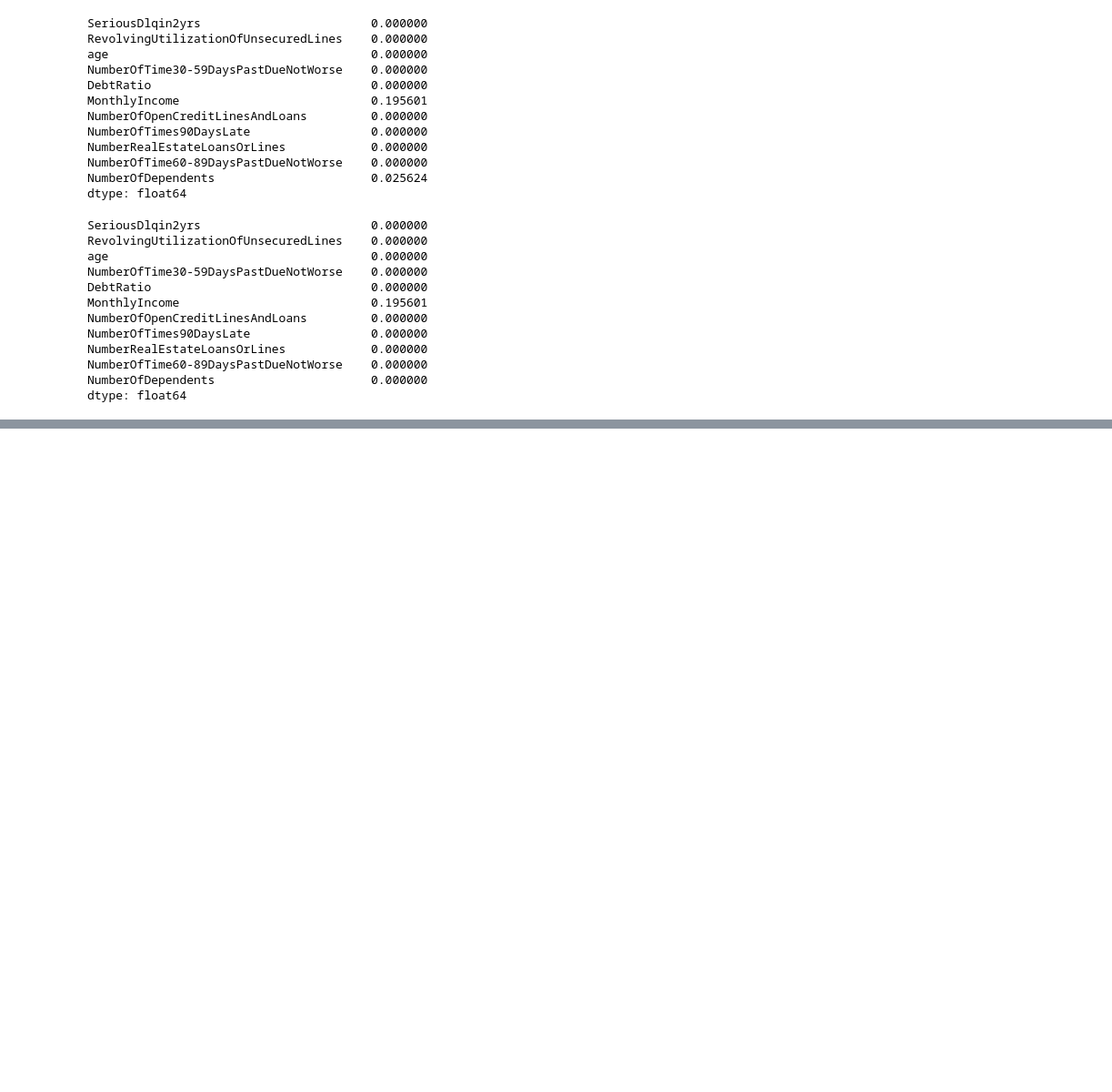
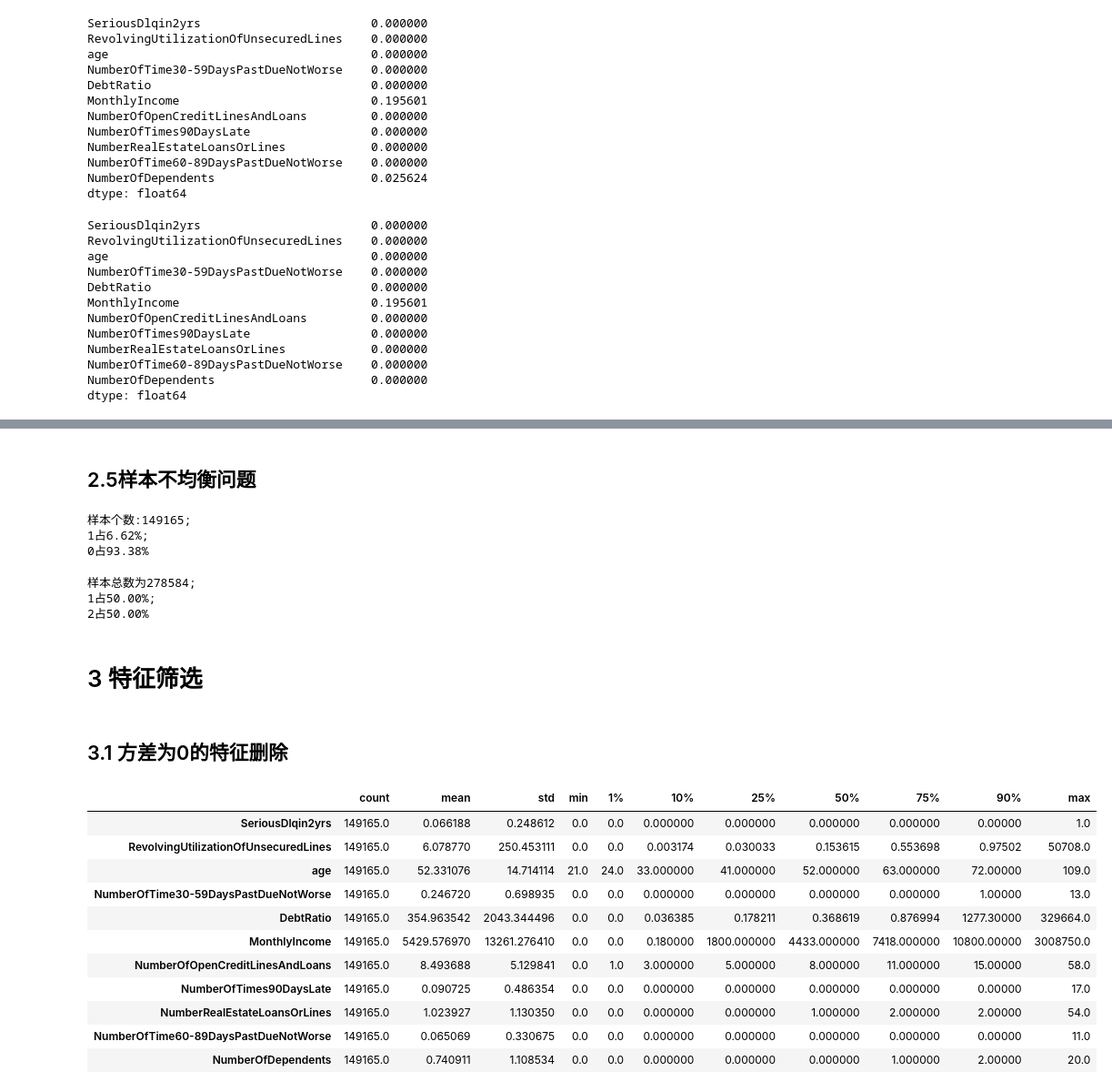
Before and after one commit to hezhen98/logistic, a Jupyter notebook: scorecard_logistic.ipynb, the cells around one changed output, grey strips where cells are left out. Shown at 91% size. Saved outputs shown, nothing was run; the diff lists cells and outputs as text; code cells hidden in the pictures; blank space fills up the shorter version.

```diff
--- a/scorecard_logistic.ipynb
+++ b/scorecard_logistic.ipynb
@@ -145,2 +152,0 @@ Name: MonthlyIncome, Length: 120170, dtype: float64
-# %%
-data = pd.concat([y_train,pd.DataFrame(ypredict)],axis=0).reset_index(drop=True)
@@ -199,0 +153,3 @@ Name: MonthlyIncome, Length: 149391, dtype: float64
+# %%
+#确认结果合理，就将数据覆盖
+data.loc[data.loc[:,"MonthlyIncome"].isnull(),"MonthlyIncome"] = ypredict
@@ -199,0 +173,2 @@ Name: MonthlyIncome, Length: 149391, dtype: float64
+# %%
+df_describe = data.describe([0.01,0.1,0.25,.5,.75,.9]).T
@@ -199,0 +201,52 @@ Name: MonthlyIncome, Length: 149391, dtype: float64
+# %% [markdown]
+## 2.5样本不均衡问题
+# %%
+#标签分布
+x = data.iloc[:,1:]
+y = data.iloc[:,0]
+y.value_counts()
+n_sample = x.shape[0]
+n1_sample = y.value_counts()[1]
+n0_sample = y.value_counts()[0]
+print(f'样本个数:%d;\n1占%.2f%%;\n0占%.2f%%'%(n_sample,n1_sample*100/n_sample,n0_sample*100/n_sample))
+#print('样本个数:{:d};\n1占{:.2%};\n0占{:.2%}'.format(n_sample,n1_sample/n_sample,n0_sample/n_sample))
+# %% [output]
+样本个数:149165;
+1占6.62%;
+0占93.38%
+# %%
+#上采样 方法平衡样本【不断向上采样平衡样本】
+#重复采样样本量少的部分，以数据量多的一方的样本数量为标准，把样本数量较少的类的样本数量生成和样本数量多的一方相同
+
+from imblearn.over_sampling import SMOTE
+
+sm = SMOTE(random_state=42)#实例化
+x,y = sm.fit_resample(x,y) #返回已经上采样完毕后的特征矩阵和标签
+n_sample = x.shape[0]
+pd.Series(y).value_counts()
+n1_sample = pd.Series(y).value_counts()[1]
+n0_sample = pd.Series(y).value_counts()[0]
+print('样本总数为{:d};\n1占{:.2%};\n2占{:.2%}\n'.format(n_sample,n1_sample/n_sample,n0_sample/n_sample))
+# %% [output]
+样本总数为278584;
+1占50.00%;
+2占50.00%
+# %% [markdown]
+# 3 特征筛选
+# %% [markdown]
+## 3.1 方差为0的特征删除
+# %%
+df_describe
+# %% [output]
+|  | count | mean | std | min | 1% | 10% | 25% | 50% | 75% | 90% | max |
+| SeriousDlqin2yrs | 149165.0 | 0.066188 | 0.248612 | 0.0 | 0.0 | 0.000000 | 0.000000 | 0.000000 | 0.000000 | 0.00000 | 1.0 |
+| RevolvingUtilizationOfUnsecuredLines | 149165.0 | 6.078770 | 250.453111 | 0.0 | 0.0 | 0.003174 | 0.030033 | 0.153615 | 0.553698 | 0.97502 | 50708.0 |
+| age | 149165.0 | 52.331076 | 14.714114 | 21.0 | 24.0 | 33.000000 | 41.000000 | 52.000000 | 63.000000 | 72.00000 | 109.0 |
+| NumberOfTime30-59DaysPastDueNotWorse | 149165.0 | 0.246720 | 0.698935 | 0.0 | 0.0 | 0.000000 | 0.000000 | 0.000000 | 0.000000 | 1.00000 | 13.0 |
+| DebtRatio | 149165.0 | 354.963542 | 2043.344496 | 0.0 | 0.0 | 0.036385 | 0.178211 | 0.368619 | 0.876994 | 1277.30000 | 329664.0 |
+| MonthlyIncome | 149165.0 | 5429.576970 | 13261.276410 | 0.0 | 0.0 | 0.180000 | 1800.000000 | 4433.000000 | 7418.000000 | 10800.00000 | 3008750.0 |
+| NumberOfOpenCreditLinesAndLoans | 149165.0 | 8.493688 | 5.129841 | 0.0 | 1.0 | 3.000000 | 5.000000 | 8.000000 | 11.000000 | 15.00000 | 58.0 |
+| NumberOfTimes90DaysLate | 149165.0 | 0.090725 | 0.486354 | 0.0 | 0.0 | 0.000000 | 0.000000 | 0.000000 | 0.000000 | 0.00000 | 17.0 |
+| NumberRealEstateLoansOrLines | 149165.0 | 1.023927 | 1.130350 | 0.0 | 0.0 | 0.000000 | 0.000000 | 1.000000 | 2.000000 | 2.00000 | 54.0 |
+| NumberOfTime60-89DaysPastDueNotWorse | 149165.0 | 0.065069 | 0.330675 | 0.0 | 0.0 | 0.000000 | 0.000000 | 0.000000 | 0.000000 | 0.00000 | 11.0 |
+| NumberOfDependents | 149165.0 | 0.740911 | 1.108534 | 0.0 | 0.0 | 0.000000 | 0.000000 | 0.000000 | 1.000000 | 2.00000 | 20.0 |
```
Also changed, not shown: parts of 27 cells of this notebook.
